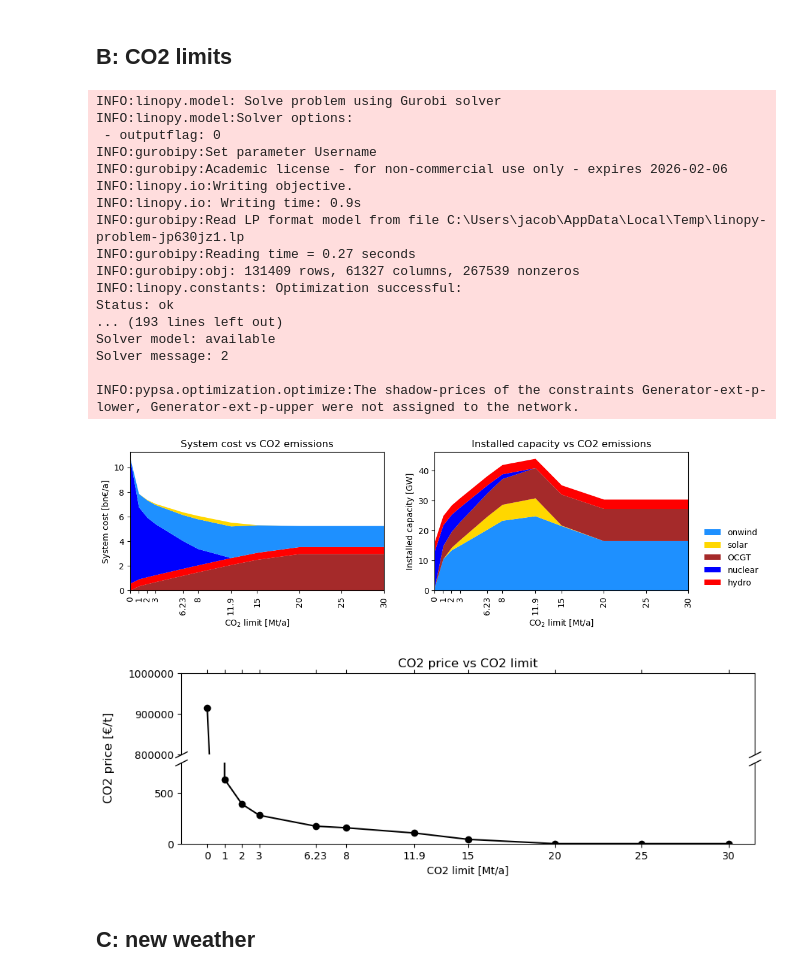
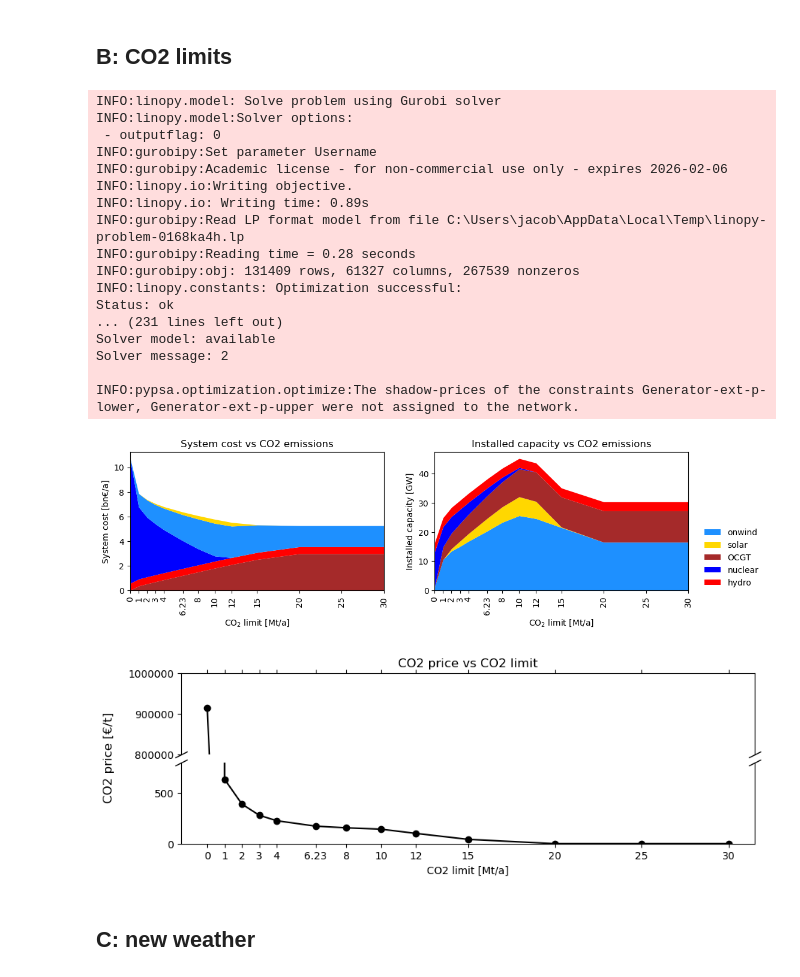
Before and after one commit to NicolineSimoneDTU/Integrated_Project, a Jupyter notebook: project.ipynb, the cells around one changed output. Cells and saved outputs as stored; diff of their text form; code cells hidden in the pictures.

```diff
--- a/project.ipynb
+++ b/project.ipynb
@@ -313,7 +317,7 @@ def system_cost(n):
 
 # Define the CO2 limits for sensitivity analysis and run the optimization for each limit
 # co2Limits = [30, 25, 20, 15, 11.9, 8, 6.23, 3, 1.5, 0.5]
-co2Limits = [30, 25, 20, 15, 11.9, 8, 6.23, 3, 2, 1, 0]
+co2Limits = [30, 25, 20, 15, 12, 10, 8, 6.23, 4, 3, 2, 1, 0]
 for co2 in co2Limits:
     network.global_constraints.loc["CO2Limit", "constant"] = co2 * 1e6 # MtCO2/a
 
@@ -332,13 +336,13 @@ INFO:linopy.model:Solver options:
 INFO:gurobipy:Set parameter Username
 INFO:gurobipy:Academic license - for non-commercial use only - expires 2026-02-06
 INFO:linopy.io:Writing objective.
-INFO:linopy.io: Writing time: 0.9s
-INFO:gurobipy:Read LP format model from file C:\Users\jacob\AppData\Local\Temp\linopy-problem-jp630jz1.lp
-INFO:gurobipy:Reading time = 0.27 seconds
+INFO:linopy.io: Writing time: 0.89s
+INFO:gurobipy:Read LP format model from file C:\Users\jacob\AppData\Local\Temp\linopy-problem-0168ka4h.lp
+INFO:gurobipy:Reading time = 0.28 seconds
 INFO:gurobipy:obj: 131409 rows, 61327 columns, 267539 nonzeros
 INFO:linopy.constants: Optimization successful:
 Status: ok
-... (193 lines left out)
+... (231 lines left out)
 Solver model: available
 Solver message: 2
 
@@ -346,40 +350,41 @@ INFO:pypsa.optimization.optimize:The shadow-prices of the constraints Generator-
 # %%
 sens_cost = pd.DataFrame(sensitivity_cost).T.div(1e3)  # billion Euro/a
 sens_cap = pd.DataFrame(sensitivity_capacity).T.div(1e3)  # GW
-sens_prod = pd.DataFrame(sensitivity_production).T.div(1e3)  # GWh/a
+sens_prod = pd.DataFrame(sensitivity_production).T.div(1e6)  # TWh
 
 # Include only technologies that are used in the network
 sens_cost = sens_cost.loc[:, sens_cost.sum() != 0]
 sens_cap = sens_cap.loc[:, sens_cap.sum() != 0]
+sens_prod = sens_prod.loc[:, sens_prod.sum() != 0]
 
 fix, ax = plt.subplots(1,2, figsize=(12,3))
 # Plot system cost vs CO2 emissions
 sens_cost.plot.area(
     ax = ax[0],
     stacked=True, linewidth=0,
     color=sens_cost.columns.map(network.carriers.color),
     xlim=(min(co2Limits), max(co2Limits)),
     xlabel=r"CO$_2$ limit [Mt/a]",
     ylabel="System cost [bn€/a]",
     title="System cost vs CO2 emissions",
 )
 ax[0].set_xticks(co2Limits, co2Limits, rotation=90)
 ax[0].get_legend().remove()
 
 sens_cap.plot.area(ax = ax[1],
                   stacked = True, linewidth=0,
                   color = sens_cap.columns.map(network.carriers.color),
                   xlim=(min(co2Limits), max(co2Limits)),
                   xlabel=r"CO$_2$ limit [Mt/a]",
                   ylabel="Installed capacity [GW]",
                   title="Installed capacity vs CO2 emissions",
 )
+ax[1].set_xticks(co2Limits, co2Limits, rotation=90)
 
-ax[1].set_xticks(co2Limits, co2Limits, rotation=90)
-ax[1].legend(frameon=False, loc=(1.05, 0))
+ax[-1].legend(frameon=False, loc=(1.05, 0))
 plt.show()
 # %% [output]
-[figure, old version]
+[figure, new version]
 # %%
 # Plot CO2 price vs CO2 limit
 import matplotlib.ticker as ticker
@@ -417,7 +422,7 @@ fig.supylabel('CO2 price [€/t]')
 ax[0].set_title("CO2 price vs CO2 limit")
 plt.show()
 # %% [output]
-[figure, old version]
+[figure, new version]
 # %% [markdown]
 ## C: new weather
 # %%
```
Also changed, not shown: parts of 15 cells of this notebook.
